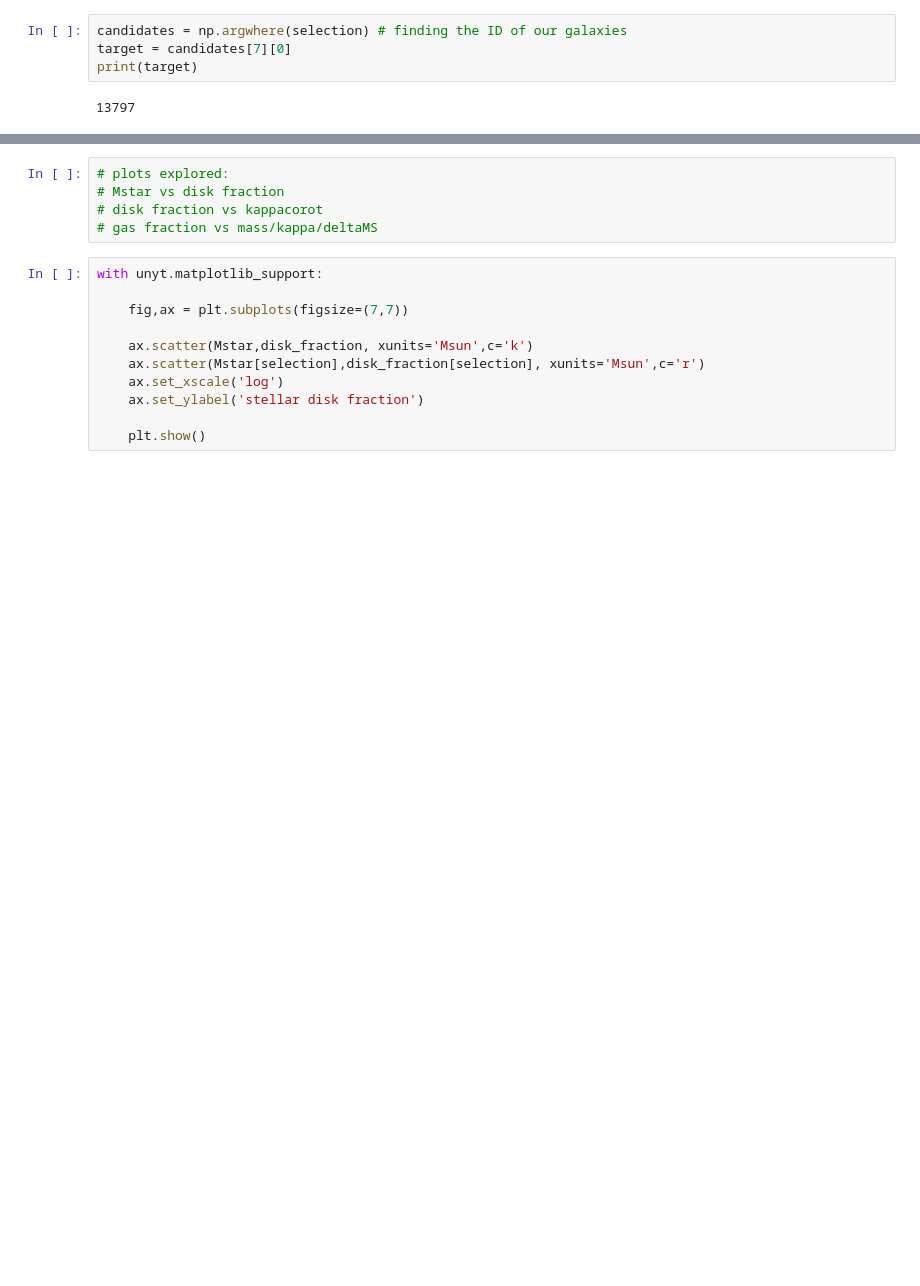
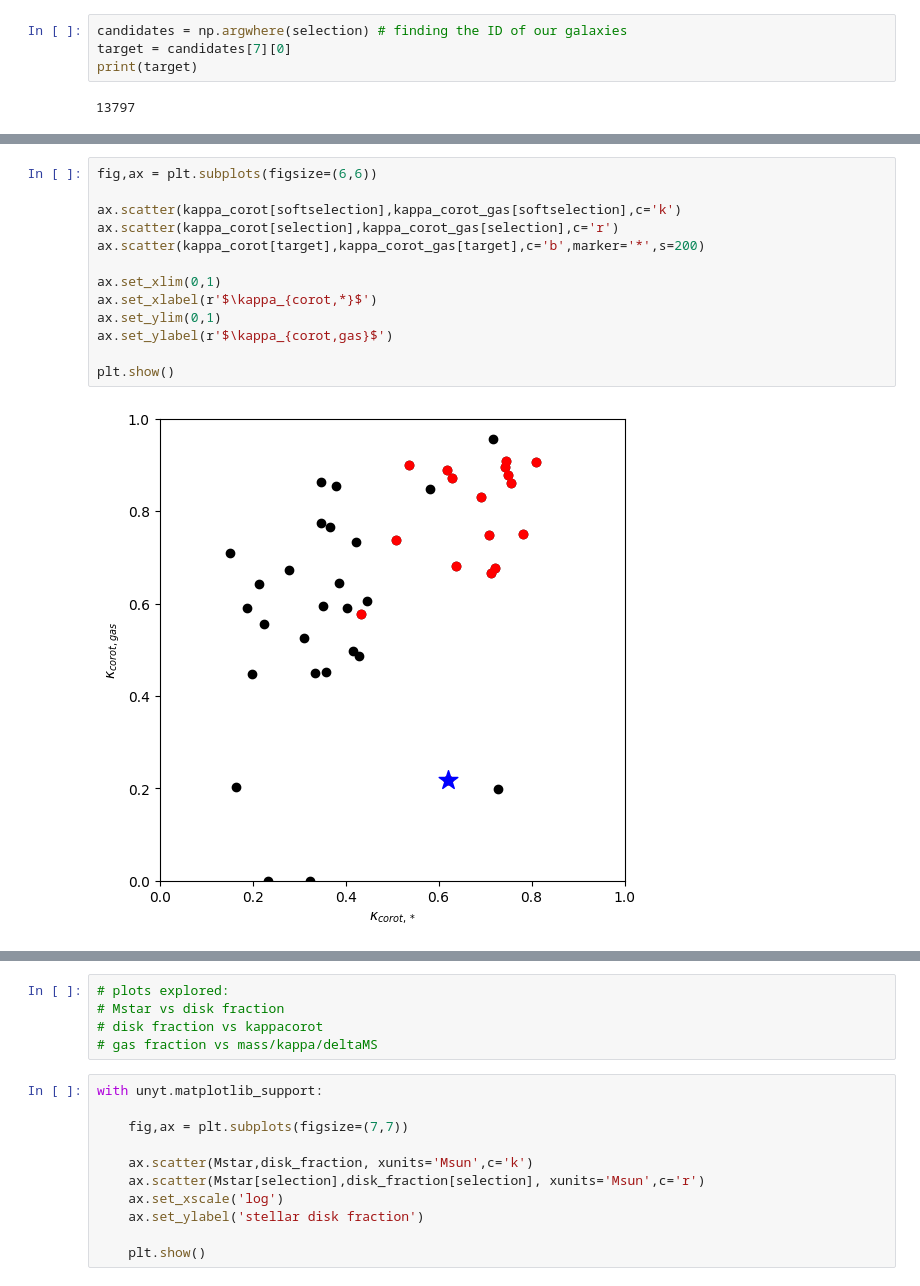
Before and after one commit to jgmcgregor/colibre_dispersions, a Jupyter notebook: selection_functions.ipynb, the cells around one changed output, grey strips where cells are left out. Cells and saved outputs as stored; diff of their text form; blank space fills up the shorter version.

```diff
--- a/selection_functions.ipynb
+++ b/selection_functions.ipynb
@@ -270,0 +282,15 @@ with unyt.matplotlib_support:
+# %%
+fig,ax = plt.subplots(figsize=(6,6))
+
+ax.scatter(kappa_corot[softselection],kappa_corot_gas[softselection],c='k')
+ax.scatter(kappa_corot[selection],kappa_corot_gas[selection],c='r')
+ax.scatter(kappa_corot[target],kappa_corot_gas[target],c='b',marker='*',s=200)
+
+ax.set_xlim(0,1)
+ax.set_xlabel(r'$\kappa_{corot,*}$')
+ax.set_ylim(0,1)
+ax.set_ylabel(r'$\kappa_{corot,gas}$')
+
+plt.show()
+# %% [output]
+[figure, added]
```
Also changed, not shown: parts of 9 cells of this notebook, 3 other files.
